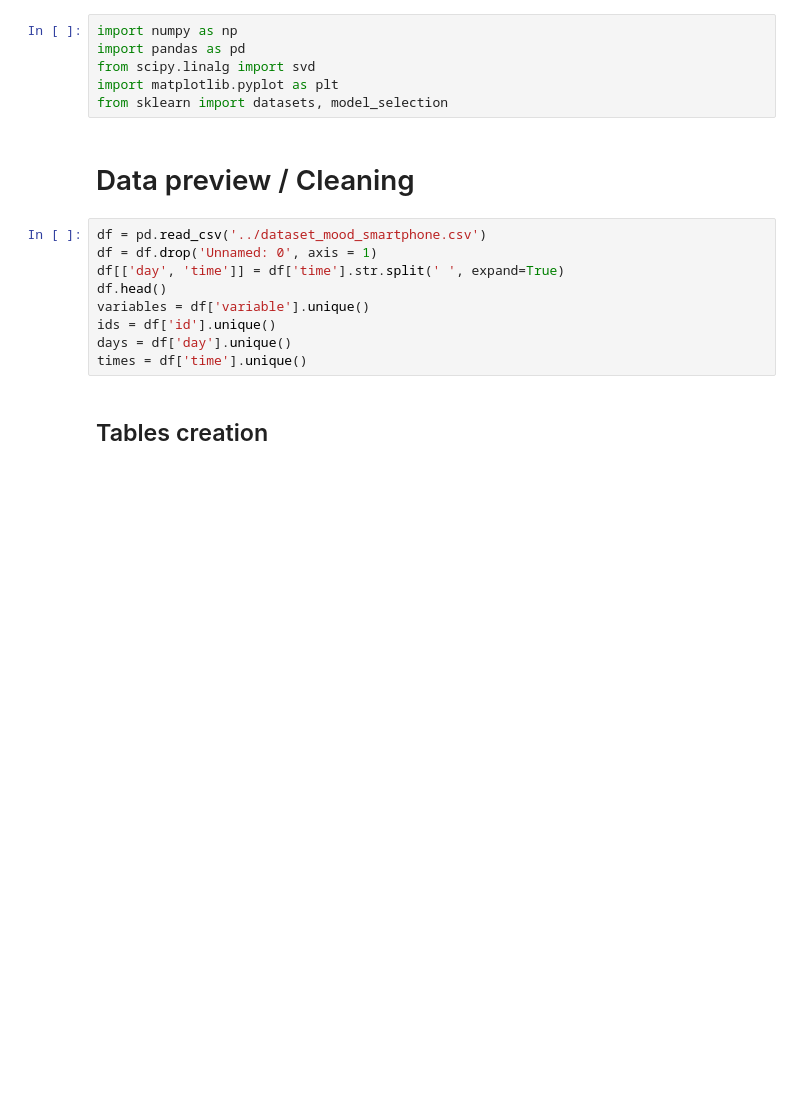
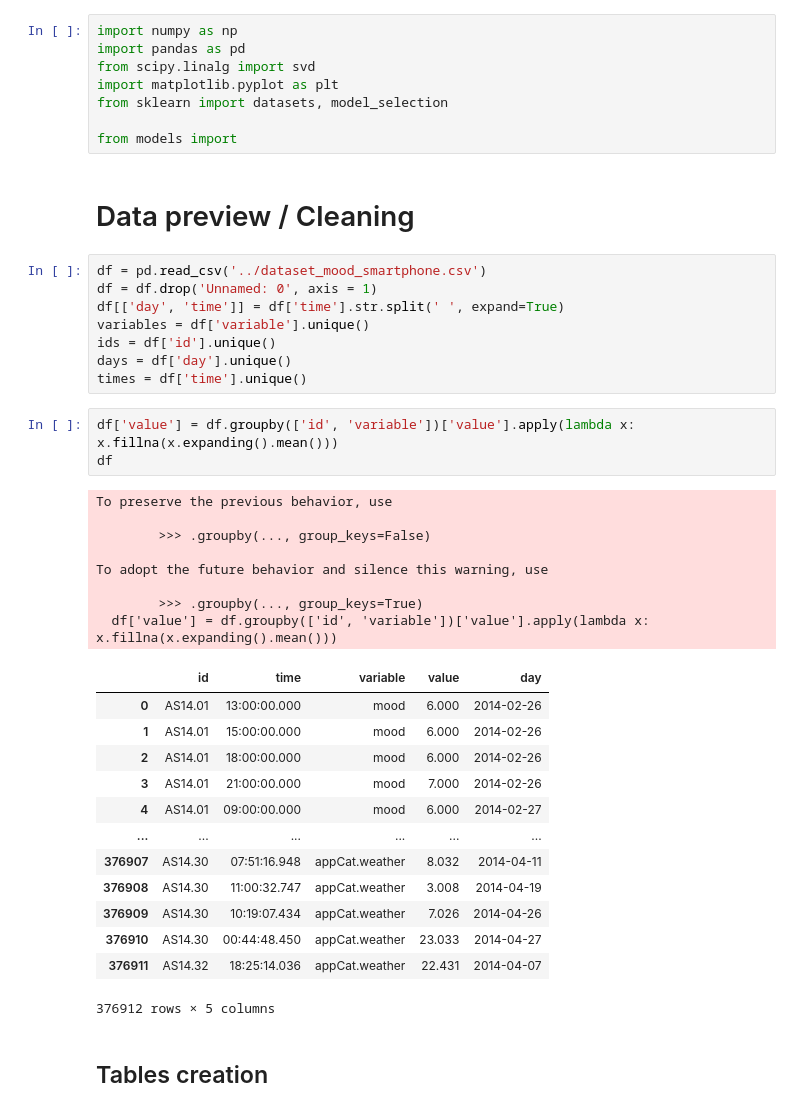
Before and after one commit to balintszarvas/DMT-1, a Jupyter notebook: advanced dataset/advanced_questions.ipynb, the cells around one changed output. Cells and saved outputs as stored; diff of their text form; blank space fills up the shorter version.

```diff
--- a/advanced dataset/advanced_questions.ipynb
+++ b/advanced dataset/advanced_questions.ipynb
@@ -4,17 +4,43 @@ import pandas as pd
 from scipy.linalg import svd
 import matplotlib.pyplot as plt
 from sklearn import datasets, model_selection
+
+from models import
 # %% [markdown]
 # Data preview / Cleaning
 # %%
 df = pd.read_csv('../dataset_mood_smartphone.csv')
 df = df.drop('Unnamed: 0', axis = 1)
 df[['day', 'time']] = df['time'].str.split(' ', expand=True)
-df.head()
 variables = df['variable'].unique()
 ids = df['id'].unique()
 days = df['day'].unique()
 times = df['time'].unique()
+# %%
+df['value'] = df.groupby(['id', 'variable'])['value'].apply(lambda x: x.fillna(x.expanding().mean()))
+df
+# %% [output]
+To preserve the previous behavior, use
+
+        >>> .groupby(..., group_keys=False)
+
+To adopt the future behavior and silence this warning, use
+
+        >>> .groupby(..., group_keys=True)
+  df['value'] = df.groupby(['id', 'variable'])['value'].apply(lambda x: x.fillna(x.expanding().mean()))
+|  | id | time | variable | value | day |
+| 0 | AS14.01 | 13:00:00.000 | mood | 6.000 | 2014-02-26 |
+| 1 | AS14.01 | 15:00:00.000 | mood | 6.000 | 2014-02-26 |
+| 2 | AS14.01 | 18:00:00.000 | mood | 6.000 | 2014-02-26 |
+| 3 | AS14.01 | 21:00:00.000 | mood | 7.000 | 2014-02-26 |
+| 4 | AS14.01 | 09:00:00.000 | mood | 6.000 | 2014-02-27 |
+| ... | ... | ... | ... | ... | ... |
+| 376907 | AS14.30 | 07:51:16.948 | appCat.weather | 8.032 | 2014-04-11 |
+| 376908 | AS14.30 | 11:00:32.747 | appCat.weather | 3.008 | 2014-04-19 |
+| 376909 | AS14.30 | 10:19:07.434 | appCat.weather | 7.026 | 2014-04-26 |
+| 376910 | AS14.30 | 00:44:48.450 | appCat.weather | 23.033 | 2014-04-27 |
+| 376911 | AS14.32 | 18:25:14.036 | appCat.weather | 22.431 | 2014-04-07 |
+376912 rows × 5 columns
 # %% [markdown]
 ## Tables creation
 # %%
```
Also changed, not shown: parts of 3 cells of this notebook, 4 other files.
